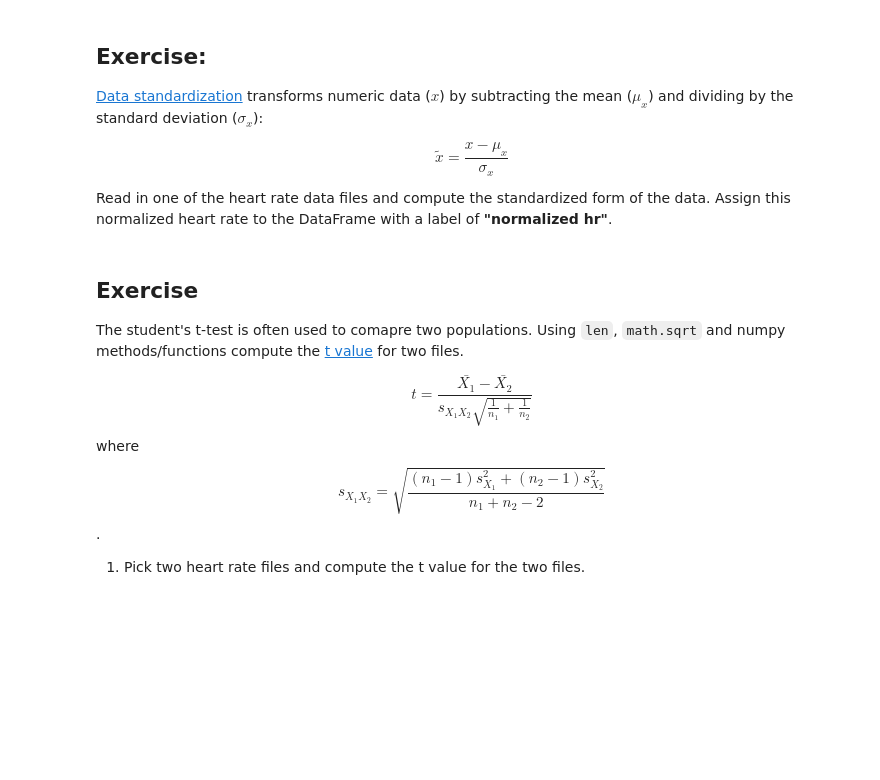
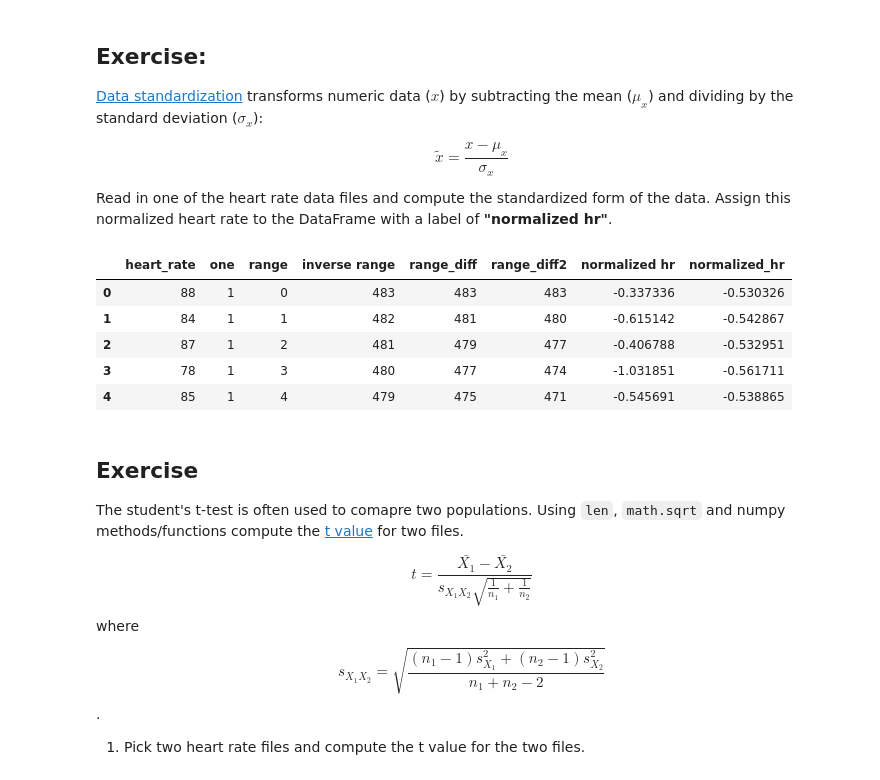
Before and after one commit to UUDeCART/2019_python_boot_camp, a Jupyter notebook: modules/module2/numeric_data_characterization.ipynb, the cells around one changed output. Saved outputs shown, nothing was run; the diff lists cells and outputs as text; code cells hidden in the pictures; blank space fills up the shorter version.

```diff
--- a/modules/module2/numeric_data_characterization.ipynb
+++ b/modules/module2/numeric_data_characterization.ipynb
@@ -200,6 +296,23 @@ hr.head()
 $$\tilde{x} = \frac{x-\mu_x}{\sigma_x}$$
 
 Read in one of the heart rate data files and compute the standardized form of the data. Assign this normalized heart rate to the DataFrame with a label of **"normalized hr"**.
+# %%
+#dir(hr)
+#hr.mean
+#hr.std
+
+hr["normalized hr"] = (hr["heart_rate"] - hr["heart_rate"].mean())/hr["heart_rate"].std()
+
+hr["normalized_hr"] = hr.apply(lambda num: (num["heart_rate"]-num.mean()) / num.std(), axis=1)
+
+hr.head()
+# %% [output]
+|  | heart_rate | one | range | inverse range | range_diff | range_diff2 | normalized hr | normalized_hr |
+| 0 | 88 | 1 | 0 | 483 | 483 | 483 | -0.337336 | -0.530326 |
+| 1 | 84 | 1 | 1 | 482 | 481 | 480 | -0.615142 | -0.542867 |
+| 2 | 87 | 1 | 2 | 481 | 479 | 477 | -0.406788 | -0.532951 |
+| 3 | 78 | 1 | 3 | 480 | 477 | 474 | -1.031851 | -0.561711 |
+| 4 | 85 | 1 | 4 | 479 | 475 | 471 | -0.545691 | -0.538865 |
 # %% [markdown]
 ## Exercise
 
```
Also changed, not shown: parts of 18 cells of this notebook, 9 other files.
